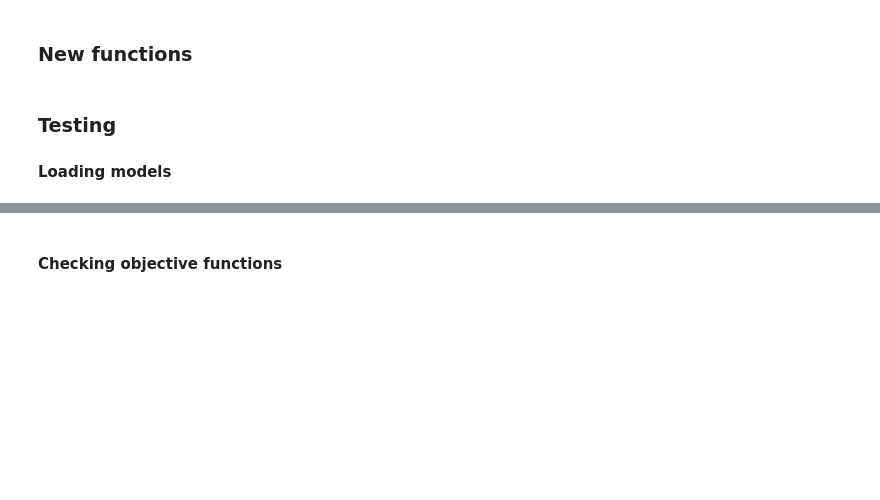
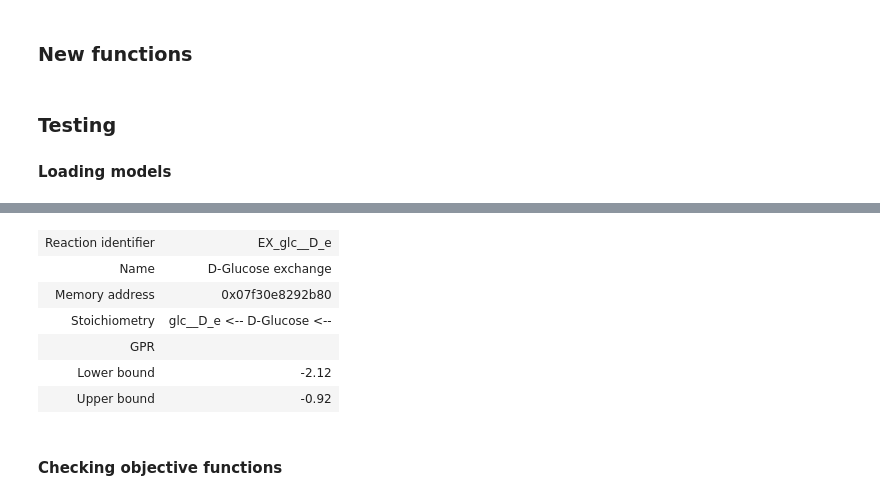
Before and after one commit to fcomnozz/GALLANT_gapfilling, a Jupyter notebook: validation/validation.ipynb, the cells around one changed output, grey strips where cells are left out. Cells and saved outputs as stored; diff of their text form; code cells hidden in the pictures; blank space fills up the shorter version.

```diff
--- a/validation/validation.ipynb
+++ b/validation/validation.ipynb
@@ -57,3 +95,13 @@ Academic license - for non-commercial use only - expires 2021-08-10
+# %%
+l_lactis.reactions.EX_glc__D_e
+# %% [output]
+| Reaction identifier | EX_glc__D_e |
+| Name | D-Glucose exchange |
+| Memory address | 0x07f30e8292b80 |
+| Stoichiometry | glc__D_e <-- D-Glucose <-- |
+| GPR |  |
+| Lower bound | -2.12 |
+| Upper bound | -0.92 |
 # %% [markdown]
 #### Checking objective functions
 # %%
```
Also changed, not shown: parts of 153 cells of this notebook.
